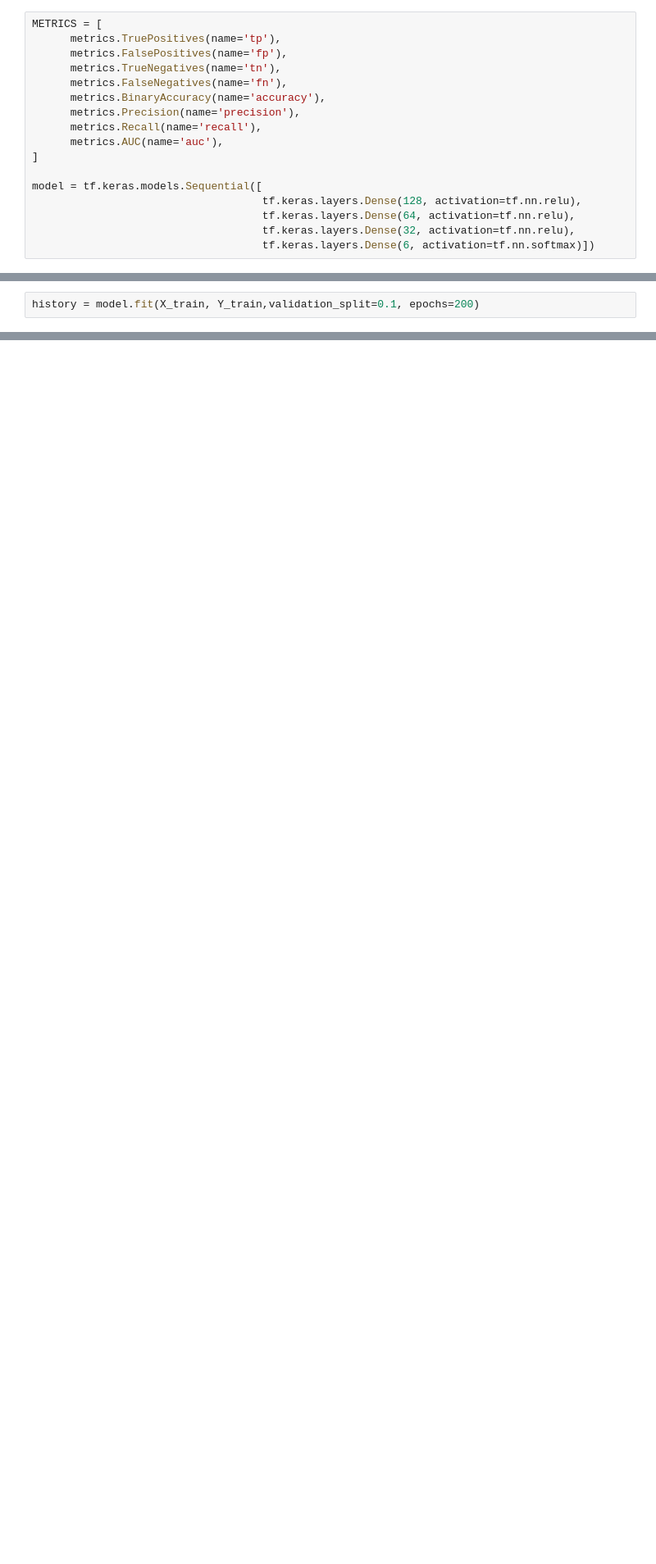
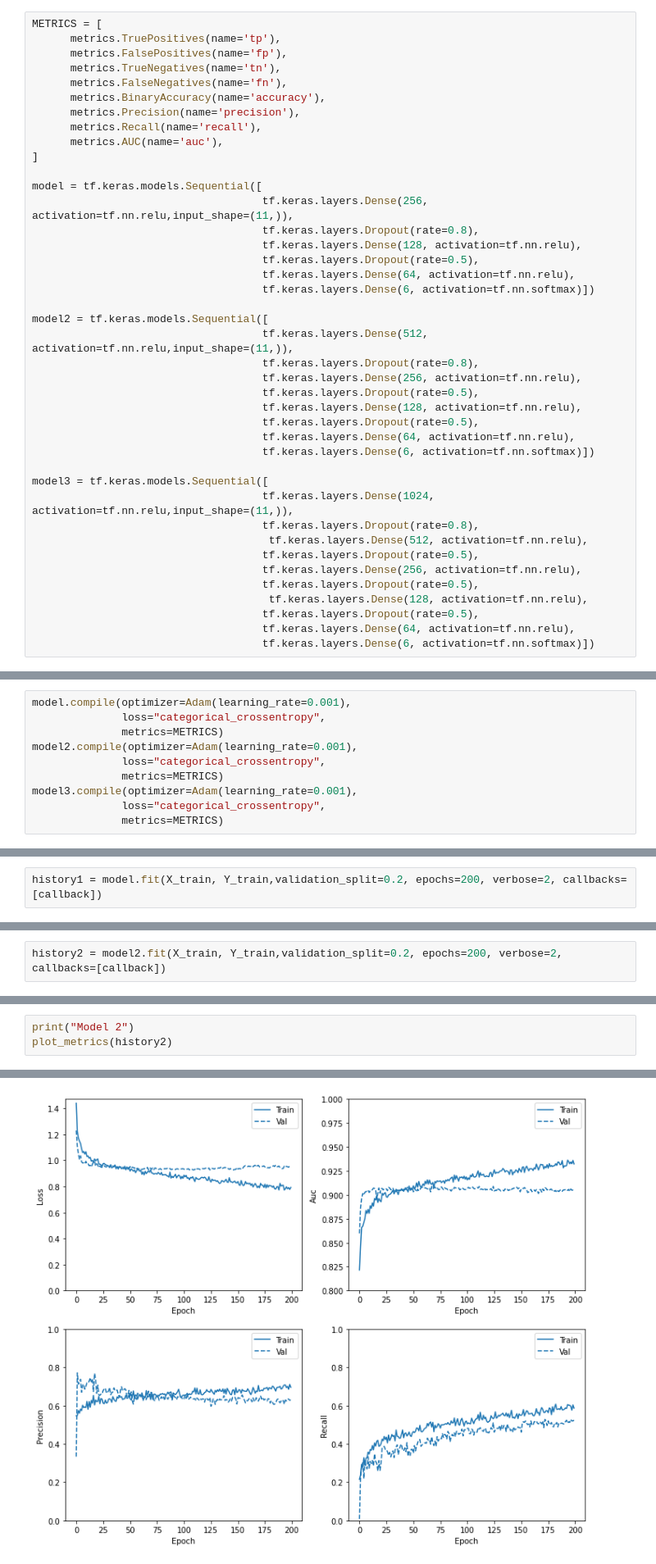
Before and after one commit to yudhiesh/RedWineQuality, a Jupyter notebook: ANN.ipynb, the cells around one changed output, grey strips where cells are left out. Shown: that part at 82% size. Saved outputs shown, nothing was run; the diff lists cells and outputs as text; blank space fills up the shorter version.

```diff
--- a/ANN.ipynb
+++ b/ANN.ipynb
@@ -106,7 +133,31 @@ METRICS = [
 ]
 
 model = tf.keras.models.Sequential([
+                                    tf.keras.layers.Dense(256, activation=tf.nn.relu,input_shape=(11,)),
+                                    tf.keras.layers.Dropout(rate=0.8),
                                     tf.keras.layers.Dense(128, activation=tf.nn.relu),
+                                    tf.keras.layers.Dropout(rate=0.5),
                                     tf.keras.layers.Dense(64, activation=tf.nn.relu),
-                                    tf.keras.layers.Dense(32, activation=tf.nn.relu),
                                     tf.keras.layers.Dense(6, activation=tf.nn.softmax)])
+
+model2 = tf.keras.models.Sequential([
+                                    tf.keras.layers.Dense(512, activation=tf.nn.relu,input_shape=(11,)),
+                                    tf.keras.layers.Dropout(rate=0.8),
+                                    tf.keras.layers.Dense(256, activation=tf.nn.relu),
+                                    tf.keras.layers.Dropout(rate=0.5),
+                                    tf.keras.layers.Dense(128, activation=tf.nn.relu),
+                                    tf.keras.layers.Dropout(rate=0.5),
+                                    tf.keras.layers.Dense(64, activation=tf.nn.relu),
+                                    tf.keras.layers.Dense(6, activation=tf.nn.softmax)])
+
+model3 = tf.keras.models.Sequential([
+                                    tf.keras.layers.Dense(1024, activation=tf.nn.relu,input_shape=(11,)),
+                                    tf.keras.layers.Dropout(rate=0.8),
+                                     tf.keras.layers.Dense(512, activation=tf.nn.relu),
+                                    tf.keras.layers.Dropout(rate=0.5),
+                                    tf.keras.layers.Dense(256, activation=tf.nn.relu),
+                                    tf.keras.layers.Dropout(rate=0.5),
+                                     tf.keras.layers.Dense(128, activation=tf.nn.relu),
+                                    tf.keras.layers.Dropout(rate=0.5),
+                                    tf.keras.layers.Dense(64, activation=tf.nn.relu),
+                                    tf.keras.layers.Dense(6, activation=tf.nn.softmax)])
@@ -114,0 +164,10 @@ model.compile(loss='categorical_crossentropy',optimizer='adam',metrics=METRICS)
+# %%
+model.compile(optimizer=Adam(learning_rate=0.001),
+              loss="categorical_crossentropy",
+              metrics=METRICS)
+model2.compile(optimizer=Adam(learning_rate=0.001),
+              loss="categorical_crossentropy",
+              metrics=METRICS)
+model3.compile(optimizer=Adam(learning_rate=0.001),
+              loss="categorical_crossentropy",
+              metrics=METRICS)
@@ -115,4 +237,4 @@ model.compile(loss='categorical_crossentropy',optimizer='adam',metrics=METRICS)
 # %%
-history = model.fit(X_train, Y_train,validation_split=0.1, epochs=200)
+history1 = model.fit(X_train, Y_train,validation_split=0.2, epochs=200, verbose=2, callbacks=[callback])
 # %% [output]
 Epoch 1/200
@@ -134,0 +257,2 @@ Epoch 200/200
+# %%
+history2 = model2.fit(X_train, Y_train,validation_split=0.2, epochs=200, verbose=2, callbacks=[callback])
@@ -159,0 +324,4 @@ plot_metrics(history)
+# %%
+print("Model 2")
+plot_metrics(history2)
+# %% [output]
@@ -159,0 +329 @@ plot_metrics(history)
+[figure, added]
```
Also changed, not shown: parts of 29 cells of this notebook.
